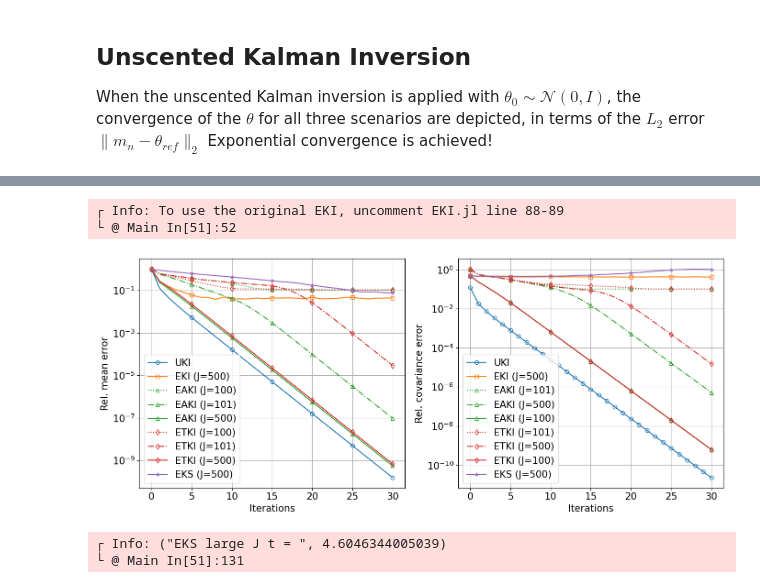
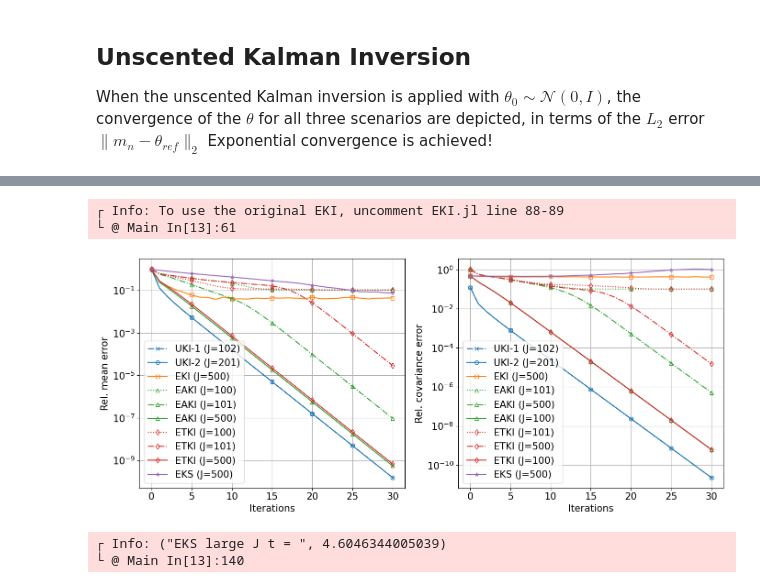
Before and after one commit to Zhengyu-Huang/InverseProblems.jl, a Jupyter notebook: Linear/Linear-2-parameter-New.ipynb, the cells around one changed output, grey strips where cells are left out. Cells and saved outputs as stored; diff of their text form; code cells hidden in the pictures.

```diff
--- a/Linear/Linear-2-parameter-New.ipynb
+++ b/Linear/Linear-2-parameter-New.ipynb
@@ -420,6 +406,15 @@ for problem_type in ("Hilbert", )
     update_freq,
     N_iter,
     unscented_transform = unscented_transform )
+
+    # UKI 2np1
+    uki_2np1_obj = UKI_Run(s_param_aug, forward_aug,
+    θ0_mean, θθ0_cov,
+    y_aug, Σ_η_aug,
+    α_reg,
+    update_freq,
+    N_iter,
+    unscented_transform = "modified-2n+1" )
 
     original  = false
     eki_y = (original ? y : y_aug)
@@ -517,6 +512,7 @@ for problem_type in ("Hilbert", )
     @info "EKS large J t = ", sum(eks_obj_l.Δt)
 
     uki_errors    = zeros(FT, N_iter+1, 2)
+    uki_2np1_errors    = zeros(FT, N_iter+1, 2)
     eki_l_errors  = zeros(FT, N_iter+1, 2)
     eaki_s_errors = zeros(FT, N_iter+1, 2)
     eaki_m_errors = zeros(FT, N_iter+1, 2)
@@ -529,6 +525,9 @@ for problem_type in ("Hilbert", )
     for i = 1:N_iter+1
         uki_errors[i, 1] = norm(uki_obj.θ_mean[i] .- θ_post)/norm(θ_post)
         uki_errors[i, 2] = norm(uki_obj.θθ_cov[i] .- Σ_post)/norm(Σ_post)
+
+        uki_2np1_errors[i, 1] = norm(uki_2np1_obj.θ_mean[i] .- θ_post)/norm(θ_post)
+        uki_2np1_errors[i, 2] = norm(uki_2np1_obj.θθ_cov[i] .- Σ_post)/norm(Σ_post)
 
         eki_l_errors[i, 1] = norm(dropdims(mean(eki_obj_l.θ[i], dims=1), dims=1) .- θ_post)/norm(θ_post)
         eki_l_errors[i, 2] = norm(construct_cov(eki_obj_l.θ[i]) .- Σ_post)/norm(Σ_post)
@@ -559,39 +558,41 @@ for problem_type in ("Hilbert", )
     ites = Array(0:N_iter)
     mkevery = 5
     fig, ax = PyPlot.subplots(nrows = 1, ncols=2, sharex=false, sharey=false, figsize=(14,6))
-    ax[1].semilogy(ites, uki_errors[:, 1],   "-o", color = "C0", fillstyle="none", label="UKI", markevery = mkevery)
+    ax[1].semilogy(ites, uki_errors[:, 1],   "-.x", color = "C0", fillstyle="none", label="UKI-1 (J=$(N_θ+2))", markevery = mkevery)
+    ax[1].semilogy(ites, uki_2np1_errors[:, 1],   "-o", color = "C0", fillstyle="none", label="UKI-2 (J=$(2*N_θ+1))", markevery = mkevery)
     ax[1].semilogy(ites, eki_l_errors[:, 1], "-s", color = "C1", fillstyle="none", label="EKI (J=$(N_θ_l))", markevery = mkevery)
     ax[1].semilogy(ites, eaki_s_errors[:, 1], ":^", color = "C2", fillstyle="none", label="EAKI (J=$(N_θ_s))", markevery = mkevery)
     ax[1].semilogy(ites, eaki_m_errors[:, 1], "-.^", color = "C2", fillstyle="none", label="EAKI (J=$(N_θ_m))", markevery = mkevery)
     ax[1].semilogy(ites, eaki_l_errors[:, 1], "-^", color = "C2", fillstyle="none", label="EAKI (J=$(N_θ_l))", markevery = mkevery)
     ax[1].semilogy(ites, etki_s_errors[:, 1], ":d", color = "C3", fillstyle="none", label="ETKI (J=$(N_θ_s))", markevery = mkevery)
     ax[1].semilogy(ites, etki_m_errors[:, 1], "-.d", color = "C3", fillstyle="none", label="ETKI (J=$(N_θ_m))", markevery = mkevery)
     ax[1].semilogy(ites, etki_l_errors[:, 1], "-d", color = "C3", fillstyle="none", label="ETKI (J=$(N_θ_l))", markevery = mkevery)
     ax[1].semilogy(ites, eks_l_errors[:, 1], "-*", color = "C4", fillstyle="none", label="EKS (J=$(N_θ_l))", markevery = mkevery)
     ax[1].set_xlabel("Iterations")
     ax[1].set_ylabel("Rel. mean error")
     ax[1].grid("on")
     ax[1].legend()
 
-    ax[2].semilogy(ites, uki_errors[:, 2],   "-o", color = "C0", fillstyle="none", label="UKI")
+    ax[2].semilogy(ites, uki_errors[:, 2],   "-.x", color = "C0", fillstyle="none", label="UKI-1 (J=$(N_θ+2))", markevery = mkevery)
+    ax[2].semilogy(ites, uki_2np1_errors[:, 2],   "-o", color = "C0", fillstyle="none", label="UKI-2 (J=$(2*N_θ+1))", markevery = mkevery)
     ax[2].semilogy(ites, eki_l_errors[:, 2], "-s", color = "C1", fillstyle="none", label="EKI (J=$(N_θ_l))", markevery = mkevery)
     ax[2].semilogy(ites, eaki_s_errors[:, 2], ":^", color = "C2", fillstyle="none", label="EAKI (J=$(N_θ_m))", markevery = mkevery)
     ax[2].semilogy(ites, eaki_m_errors[:, 2], "-.^", color = "C2", fillstyle="none", label="EAKI (J=$(N_θ_l))", markevery = mkevery)
     ax[2].semilogy(ites, eaki_l_errors[:, 2], "-^", color = "C2", fillstyle="none", label="EAKI (J=$(N_θ_s))", markevery = mkevery)
     ax[2].semilogy(ites, etki_s_errors[:, 2], ":d", color = "C3", fillstyle="none", label="ETKI (J=$(N_θ_m))", markevery = mkevery)
     ax[2].semilogy(ites, etki_m_errors[:, 2], "-.d", color = "C3", fillstyle="none", label="ETKI (J=$(N_θ_l))", markevery = mkevery)
     ax[2].semilogy(ites, etki_l_errors[:, 2], "-d", color = "C3", fillstyle="none", label="ETKI (J=$(N_θ_s))", markevery = mkevery)
     ax[2].semilogy(ites, eks_l_errors[:, 2], "-*", color = "C4", fillstyle="none", label="EKS (J=$(N_θ_l))", markevery = mkevery)
     ax[2].set_xlabel("Iterations")
     ax[2].set_ylabel("Rel. covariance error")
     ax[2].grid("on")
     ax[2].legend()
     fig.tight_layout()
     fig.savefig("Hilbert-$(problem_type).pdf")
 end
 # %% [output]
 ┌ Info: To use the original EKI, uncomment EKI.jl line 88-89
-└ @ Main In[51]:52
+└ @ Main In[13]:61
-[figure, old version]
+[figure, new version]
 ┌ Info: ("EKS large J t = ", 4.6046344005039)
-└ @ Main In[51]:131
+└ @ Main In[13]:140
```
Also changed, not shown: parts of 2 cells of this notebook, 1 other file.
